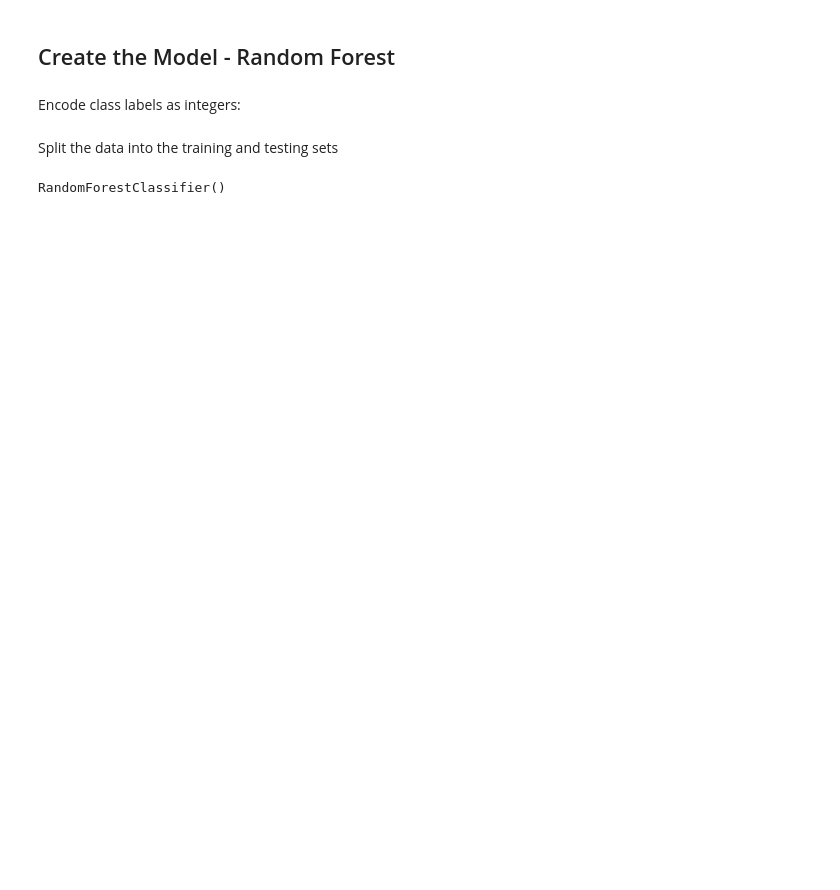
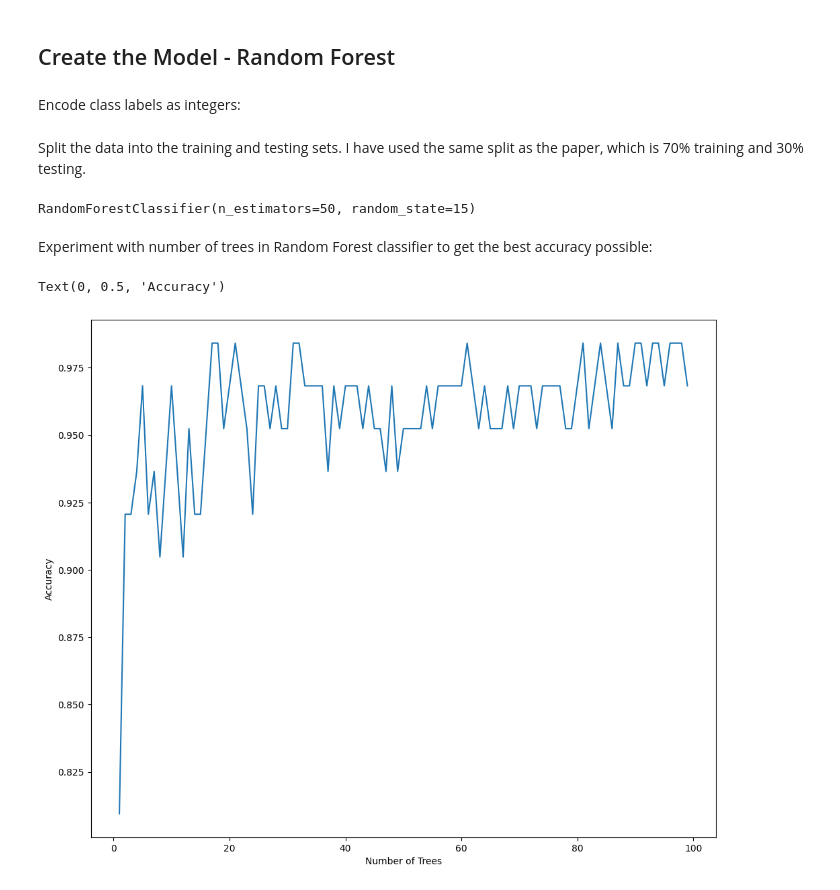
Before and after one commit to kaylamasson/CM3151-machine-learning-kaylamasson, a Jupyter notebook: seeds_classification.ipynb, the cells around one changed output. Drawn from its saved outputs; the diff is of its cells as text; code cells hidden in the pictures; blank space fills up the shorter version.

Commit message:
removed correlated features and experimented with number of trees in Random Forest

```diff
--- a/seeds_classification.ipynb
+++ b/seeds_classification.ipynb
@@ -299,0 +295,5 @@ seeds_df.describe()
+# %%
+seeds_df.drop(['Area'], axis=1, inplace=True)
+seeds_df.drop(['Perimeter'], axis=1, inplace=True)
+
+seeds_df.describe()
@@ -317,7 +327,7 @@ le.fit(y_labels)
 
 y_encoded = le.transform(y_labels)
 # %% [markdown]
-Split the data into the training and testing sets
+Split the data into the training and testing sets. I have used the same split as the paper, which is 70% training and 30% testing.
 # %%
 from sklearn .model_selection import train_test_split
 
@@ -325,8 +335,10 @@ X_train, X_test, y_train, y_test = train_test_split(X, y_encoded, test_size=0.3,
 # %%
 from sklearn.ensemble import RandomForestClassifier
 
-rf = RandomForestClassifier(n_estimators=100)
+rf = RandomForestClassifier(n_estimators=50, random_state=15)
 
 rf.fit(X_train, y_train)
 # %% [output]
-RandomForestClassifier()
+RandomForestClassifier(n_estimators=50, random_state=15)
+# %% [markdown]
+Experiment with number of trees in Random Forest classifier to get the best accuracy possible:
@@ -332,0 +361,12 @@ RandomForestClassifier()
+# %%
+results = pd.DataFrame(data=n_estimator_accuracy, columns=['n_estimator_values','accuracy_list'])
+
+plt.figure(figsize=(12,10))
+
+ax = sns.lineplot(data=results, x='n_estimator_values', y='accuracy_list', markers='o')
+
+ax.set_xlabel('Number of Trees')
+ax.set_ylabel('Accuracy')
+# %% [output]
+Text(0, 0.5, 'Accuracy')
+[figure, added]
```
Also changed, not shown: parts of 19 cells of this notebook.
